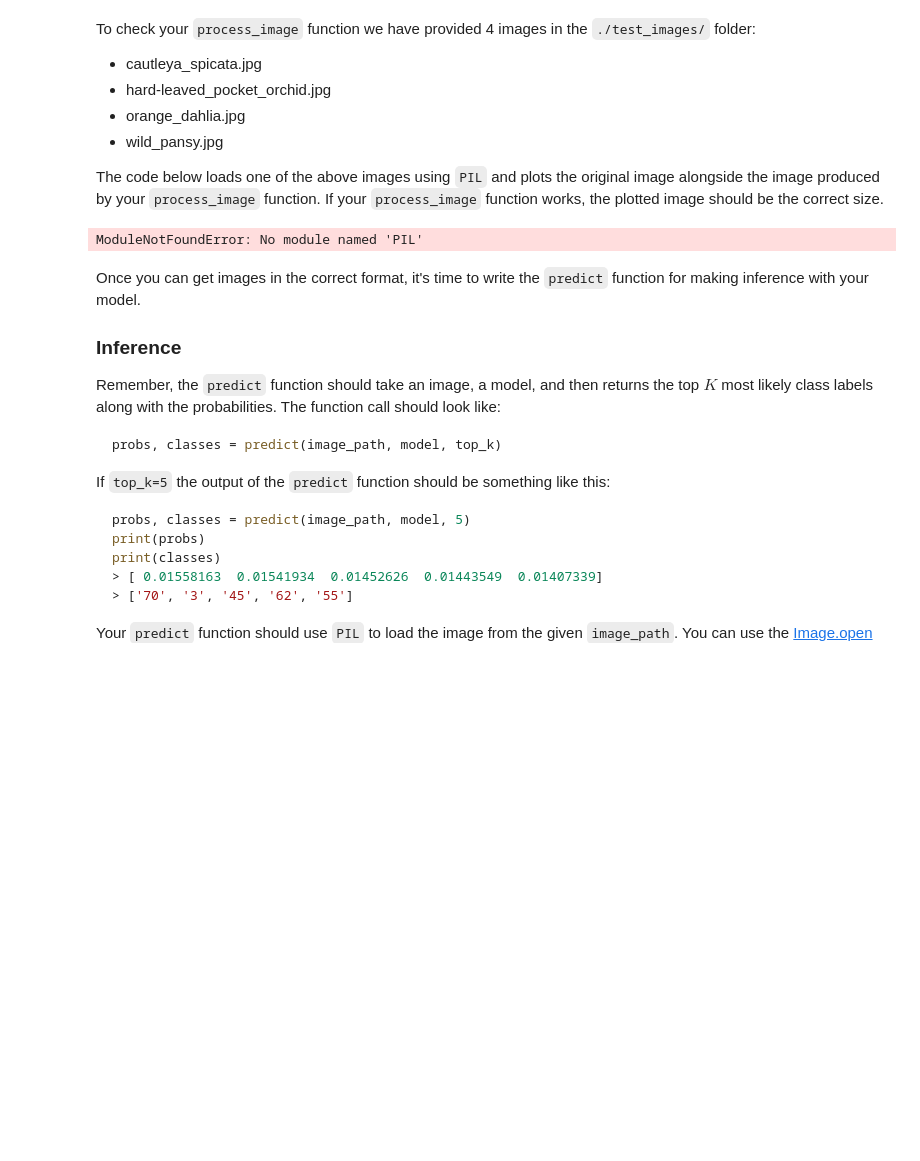
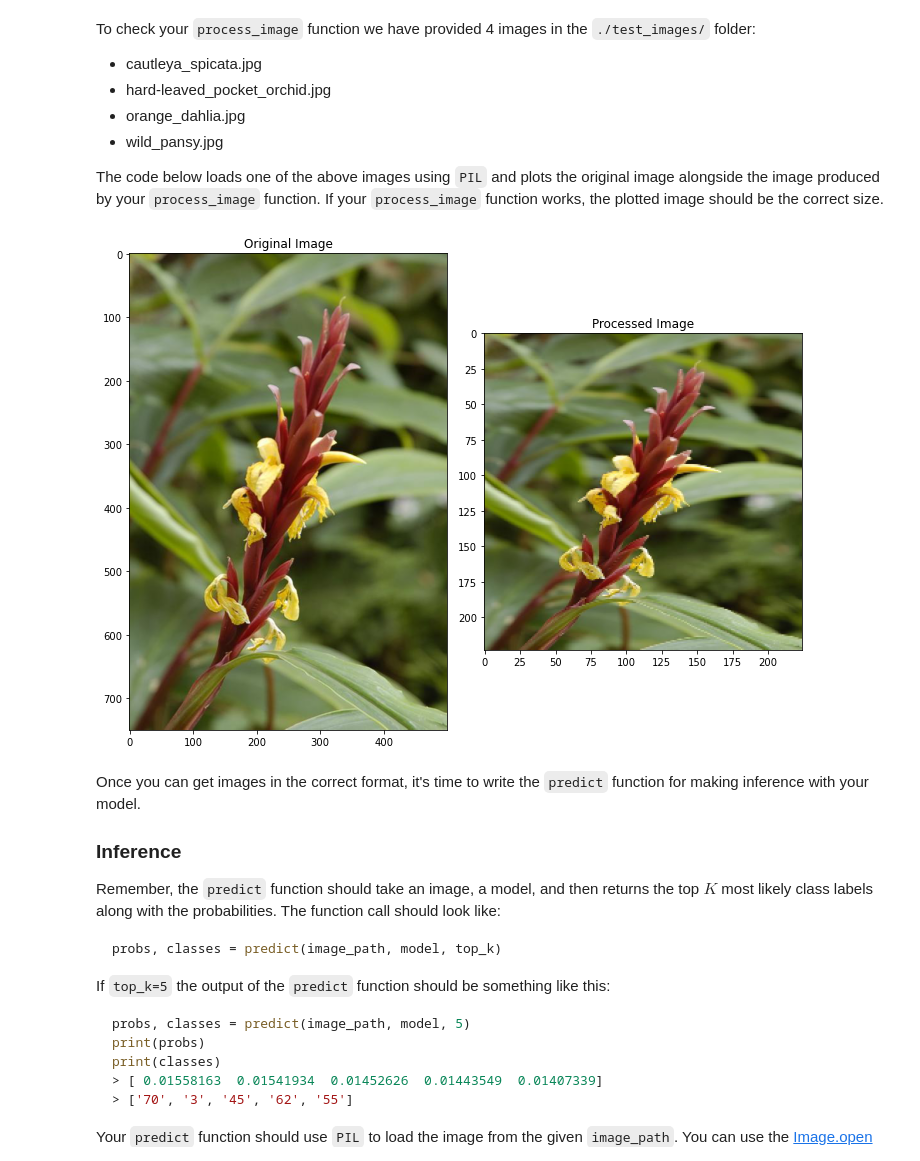
Before and after one commit to droussis/intro_to_ml_with_tf, a Jupyter notebook: image_classifier/Project_Image_Classifier_Project.ipynb, the cells around one changed output. Drawn from its saved outputs; the diff is of its cells as text; code cells hidden in the pictures; blank space fills up the shorter version.

```diff
--- a/image_classifier/Project_Image_Classifier_Project.ipynb
+++ b/image_classifier/Project_Image_Classifier_Project.ipynb
@@ -322,7 +322,7 @@ def process_image(image):
     image = tf.image.resize(image, (image_size, image_size))
     image /= 255.0
     image = image.numpy()
-    return image, label
+    return image
 # %% [markdown]
 To check your `process_image` function we have provided 4 images in the `./test_images/` folder:
 
@@ -335,21 +335,21 @@ The code below loads one of the above images using `PIL` and plots the original
 # %%
 from PIL import Image
 
-image_path = './test_images/hard-leaved_pocket_orchid.jpg'
+image_path = './test_images/cautleya_spicata.jpg'
 im = Image.open(image_path)
 test_image = np.asarray(im)
 
 processed_test_image = process_image(test_image)
 
 fig, (ax1, ax2) = plt.subplots(figsize=(10,10), ncols=2)
 ax1.imshow(test_image)
 ax1.set_title('Original Image')
 ax2.imshow(processed_test_image)
 ax2.set_title('Processed Image')
 plt.tight_layout()
 plt.show()
 # %% [output]
-ModuleNotFoundError: No module named 'PIL'
+[figure, added]
 # %% [markdown]
 Once you can get images in the correct format, it's time to write the `predict` function for making inference with your model.
 
```
Also changed, not shown: parts of 5 cells of this notebook.
